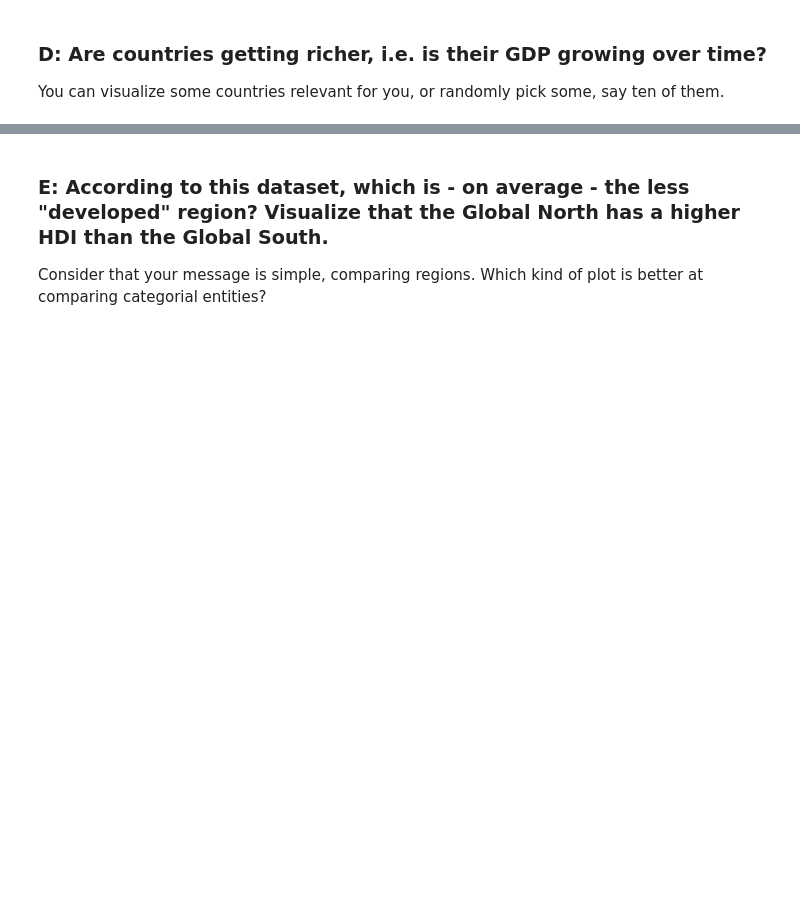
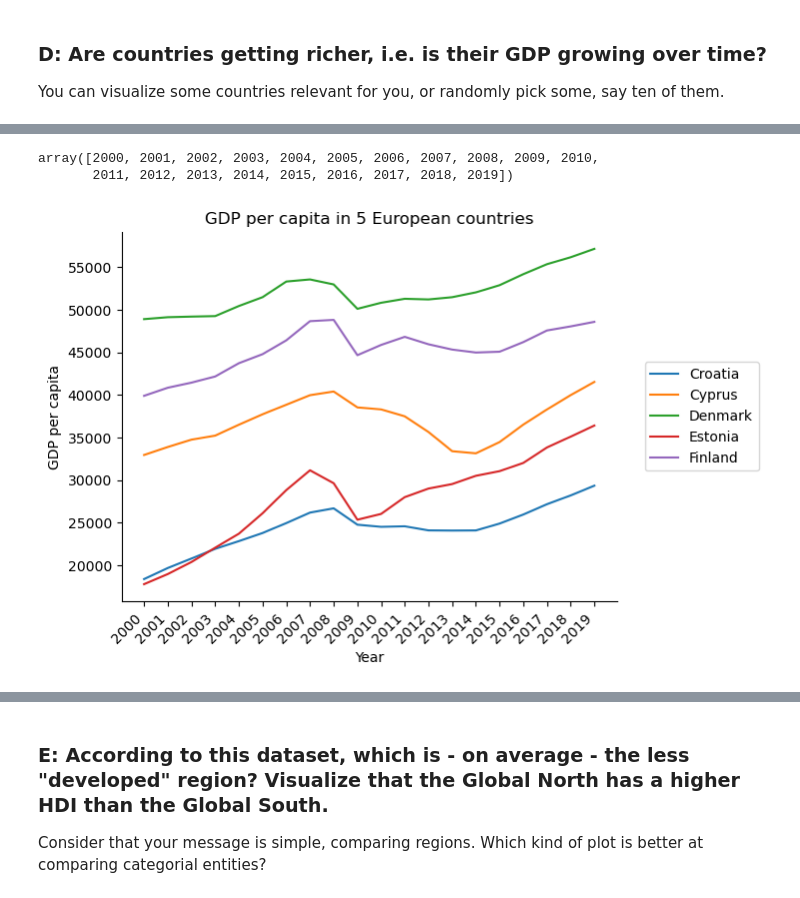
Before and after one commit to ASPP/2023-heraklion-dataviz, a Jupyter notebook: exercise-2.ipynb, the cells around one changed output, grey strips where cells are left out. Cells and saved outputs as stored; diff of their text form; code cells hidden in the pictures; blank space fills up the shorter version.

Commit message:
plots for question D

```diff
--- a/exercise-2.ipynb
+++ b/exercise-2.ipynb
@@ -96,0 +107,22 @@ You can visualize some countries relevant for you, or randomly pick some, say te
+# %%
+np.unique(df['Year'].values)
+# %% [output]
+array([2000, 2001, 2002, 2003, 2004, 2005, 2006, 2007, 2008, 2009, 2010,
+       2011, 2012, 2013, 2014, 2015, 2016, 2017, 2018, 2019])
+# %%
+fig, ax = plt.subplots()
+
+for ic in np.unique(df[df['Region']=='Europe']['Country'].values)[5:10]:
+    ax.plot(df[df['Country']==ic]['Year'], df[df['Country']==ic]['GDP per capita'], label=ic)
+    ax.legend(loc='center right', bbox_to_anchor=(1, 0, 0.3, 1))
+    ax.set_xticks(np.unique(df['Year'].values))
+    ax.set_xlabel('Year')
+    ax.set_ylabel('GDP per capita')
+    ax.set_title('GDP per capita in 5 European countries')
+
+    ax.spines['right'].set_visible(False)
+    ax.spines['top'].set_visible(False)
+
+    plt.setp(ax.get_xticklabels(), rotation=45, ha="right")
+# %% [output]
+[figure, added]
```
Also changed, not shown: parts of 2 cells of this notebook.
